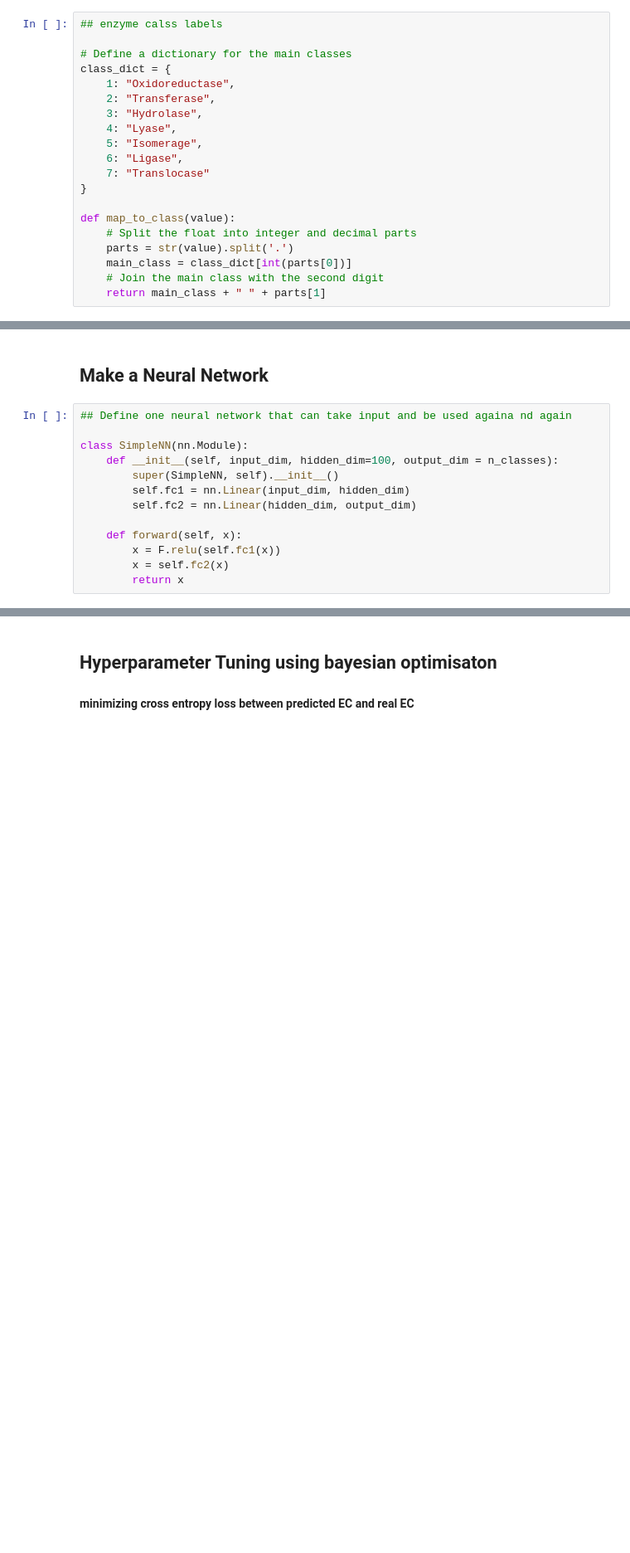
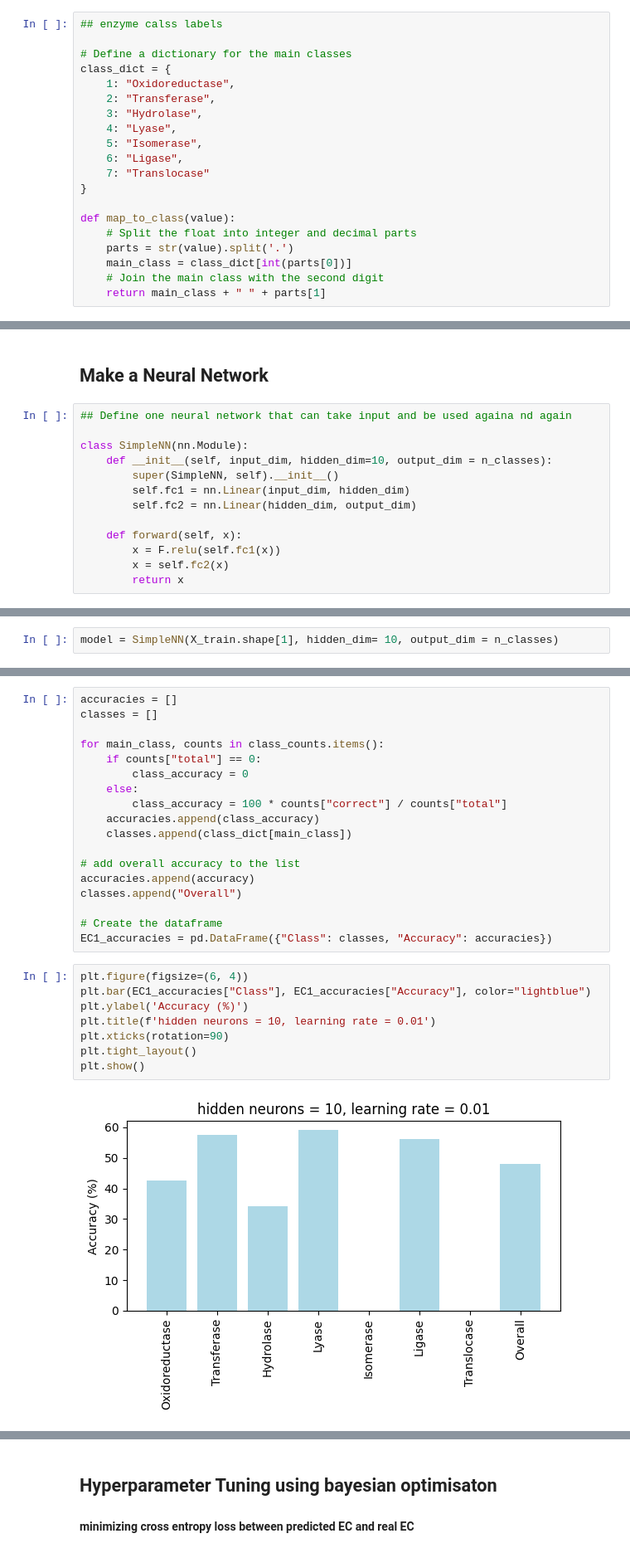
Before and after one commit to simranolak/EzyPredict, a Jupyter notebook: EzyPredict_3_trainMLmodel.ipynb, the cells around one changed output, grey strips where cells are left out. Shown at 83% size. Cells and saved outputs as stored; diff of their text form; blank space fills up the shorter version.

```diff
--- a/EzyPredict_3_trainMLmodel.ipynb
+++ b/EzyPredict_3_trainMLmodel.ipynb
@@ -26,7 +26,7 @@ class_dict = {
     2: "Transferase",
     3: "Hydrolase",
     4: "Lyase",
-    5: "Isomerage",
+    5: "Isomerase",
     6: "Ligase",
     7: "Translocase"
 }
@@ -82,7 +81,7 @@ Number of classes: 45
 ## Define one neural network that can take input and be used againa nd again
 
 class SimpleNN(nn.Module):
-    def __init__(self, input_dim, hidden_dim=100, output_dim = n_classes):
+    def __init__(self, input_dim, hidden_dim=10, output_dim = n_classes):
         super(SimpleNN, self).__init__()
         self.fc1 = nn.Linear(input_dim, hidden_dim)
         self.fc2 = nn.Linear(hidden_dim, output_dim)
@@ -95,0 +93,2 @@ model = SimpleNN(X_train.shape[1], hidden_dim= 100, output_dim = n_classes)
+# %%
+model = SimpleNN(X_train.shape[1], hidden_dim= 10, output_dim = n_classes)
@@ -146,0 +178,28 @@ predicted
+# %%
+accuracies = []
+classes = []
+
+for main_class, counts in class_counts.items():
+    if counts["total"] == 0:
+        class_accuracy = 0
+    else:
+        class_accuracy = 100 * counts["correct"] / counts["total"]
+    accuracies.append(class_accuracy)
+    classes.append(class_dict[main_class])
+
+# add overall accuracy to the list
+accuracies.append(accuracy)
+classes.append("Overall")
+
+# Create the dataframe
+EC1_accuracies = pd.DataFrame({"Class": classes, "Accuracy": accuracies})
+# %%
+plt.figure(figsize=(6, 4))
+plt.bar(EC1_accuracies["Class"], EC1_accuracies["Accuracy"], color="lightblue")
+plt.ylabel('Accuracy (%)')
+plt.title(f'hidden neurons = 10, learning rate = 0.01')
+plt.xticks(rotation=90)
+plt.tight_layout()
+plt.show()
+# %% [output]
+[figure, added]
```
Also changed, not shown: parts of 33 cells of this notebook.
